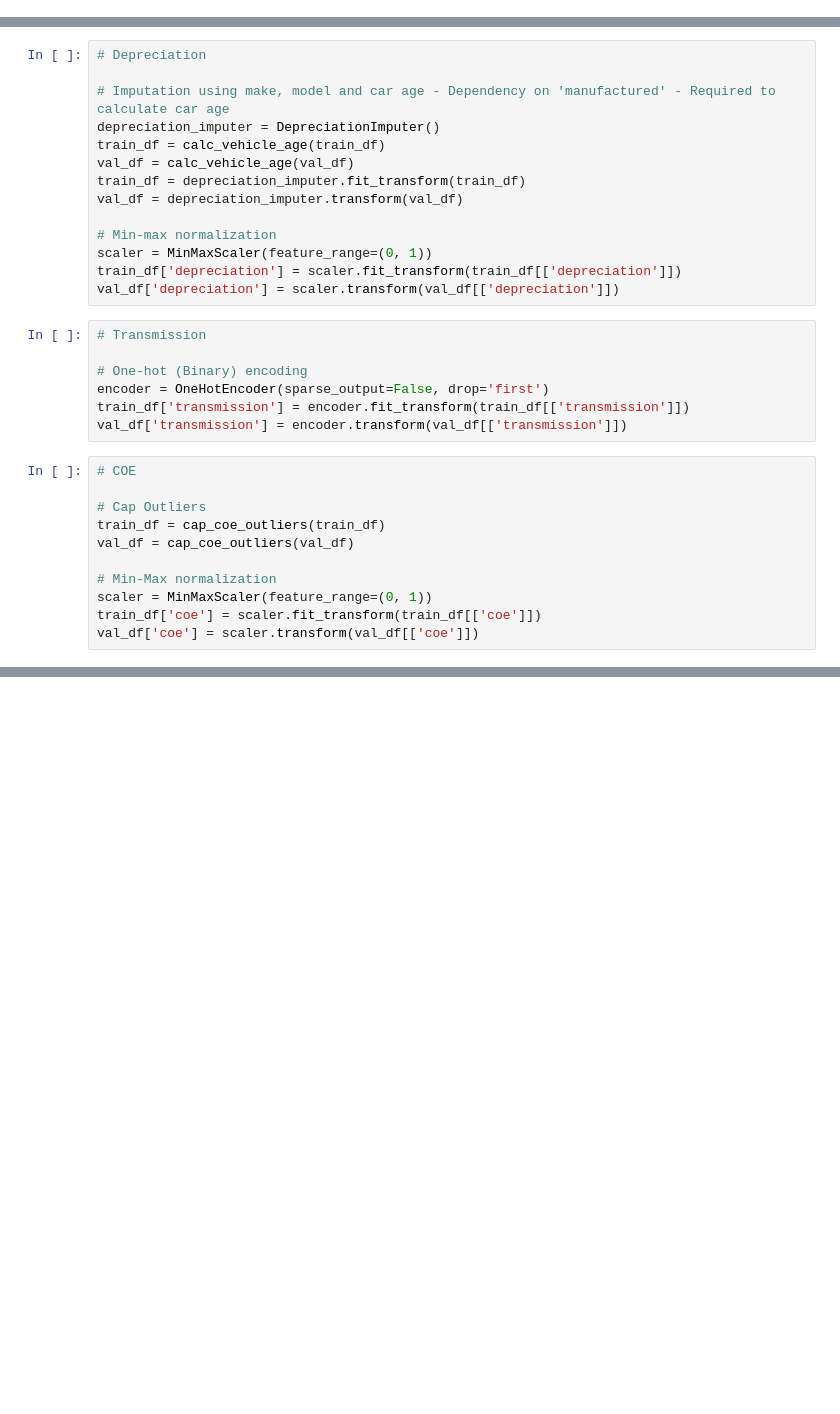
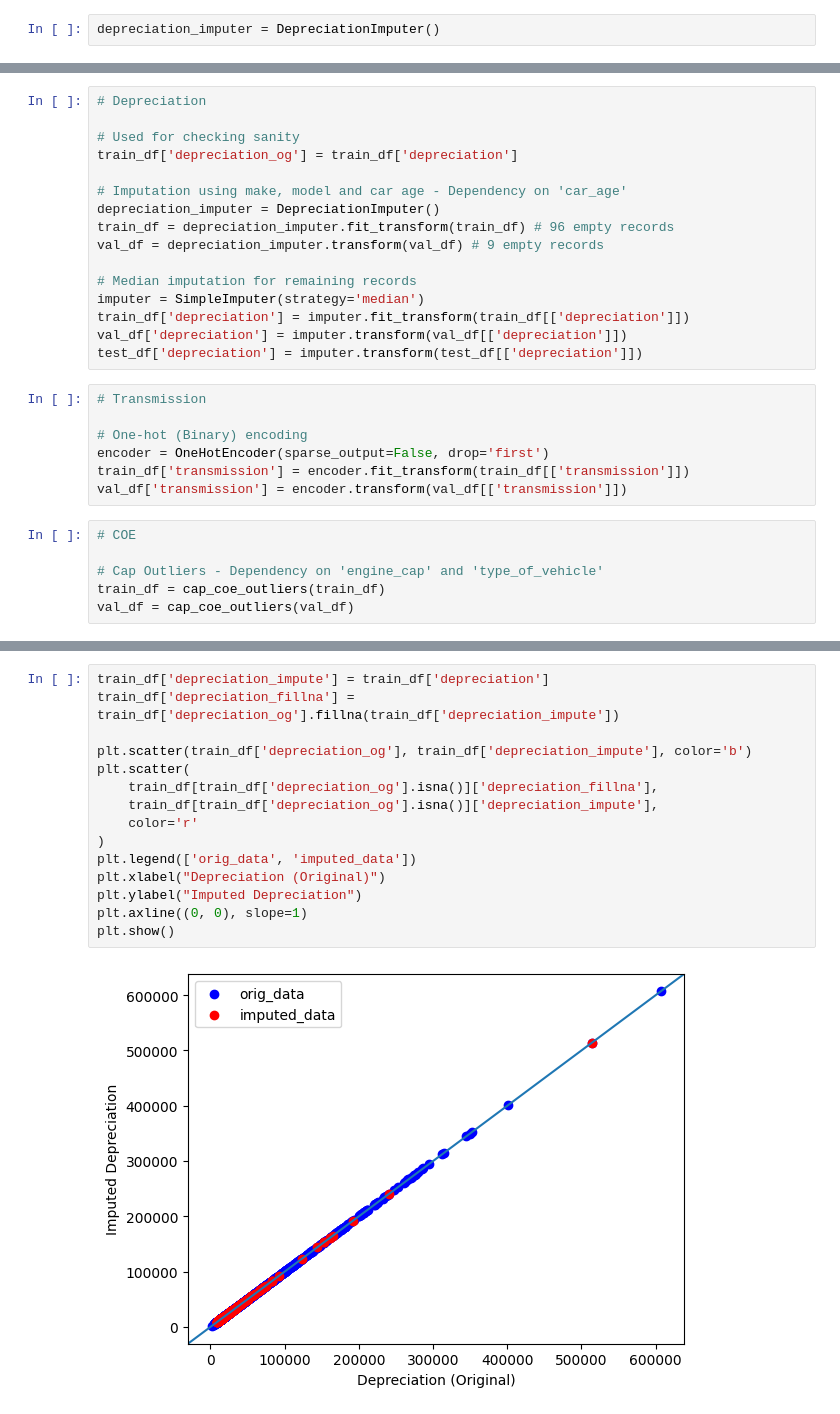
Before and after one commit to melloo21/CS5228_project, a Jupyter notebook: Final_Preprocessing.ipynb, the cells around one changed output, grey strips where cells are left out. Drawn from its saved outputs; the diff is of its cells as text; blank space fills up the shorter version.

```diff
--- a/Final_Preprocessing.ipynb
+++ b/Final_Preprocessing.ipynb
@@ -27,0 +51,2 @@ val_df = apply_make_extraction(val_df, makes_regex)
+# %%
+depreciation_imputer = DepreciationImputer()
@@ -28,17 +58,19 @@ val_df = apply_make_extraction(val_df, makes_regex)
 # %%
 # Depreciation
 
-# Imputation using make, model and car age - Dependency on 'manufactured' - Required to calculate car age
+# Used for checking sanity
+train_df['depreciation_og'] = train_df['depreciation']
+
+# Imputation using make, model and car age - Dependency on 'car_age'
 depreciation_imputer = DepreciationImputer()
-train_df = calc_vehicle_age(train_df)
-val_df = calc_vehicle_age(val_df)
-train_df = depreciation_imputer.fit_transform(train_df)
-val_df = depreciation_imputer.transform(val_df)
+train_df = depreciation_imputer.fit_transform(train_df) # 96 empty records
+val_df = depreciation_imputer.transform(val_df) # 9 empty records
 
-# Min-max normalization
-scaler = MinMaxScaler(feature_range=(0, 1))
-train_df['depreciation'] = scaler.fit_transform(train_df[['depreciation']])
-val_df['depreciation'] = scaler.transform(val_df[['depreciation']])
+# Median imputation for remaining records
+imputer = SimpleImputer(strategy='median')
+train_df['depreciation'] = imputer.fit_transform(train_df[['depreciation']])
+val_df['depreciation'] = imputer.transform(val_df[['depreciation']])
+test_df['depreciation'] = imputer.transform(test_df[['depreciation']])
 # %%
 # Transmission
 
@@ -49,11 +81,6 @@ val_df['transmission'] = encoder.transform(val_df[['transmission']])
 # %%
 # COE
 
-# Cap Outliers
+# Cap Outliers - Dependency on 'engine_cap' and 'type_of_vehicle'
 train_df = cap_coe_outliers(train_df)
 val_df = cap_coe_outliers(val_df)
-
-# Min-Max normalization
-scaler = MinMaxScaler(feature_range=(0, 1))
-train_df['coe'] = scaler.fit_transform(train_df[['coe']])
-val_df['coe'] = scaler.transform(val_df[['coe']])
@@ -59,0 +89,17 @@ val_df['coe'] = scaler.transform(val_df[['coe']])
+# %%
+train_df['depreciation_impute'] = train_df['depreciation']
+train_df['depreciation_fillna'] = train_df['depreciation_og'].fillna(train_df['depreciation_impute'])
+
+plt.scatter(train_df['depreciation_og'], train_df['depreciation_impute'], color='b')
+plt.scatter(
+    train_df[train_df['depreciation_og'].isna()]['depreciation_fillna'],
+    train_df[train_df['depreciation_og'].isna()]['depreciation_impute'],
+    color='r'
+)
+plt.legend(['orig_data', 'imputed_data'])
+plt.xlabel("Depreciation (Original)")
+plt.ylabel("Imputed Depreciation")
+plt.axline((0, 0), slope=1)
+plt.show()
+# %% [output]
+[figure, added]
```
Also changed, not shown: parts of 6 cells of this notebook, 4 other files.
